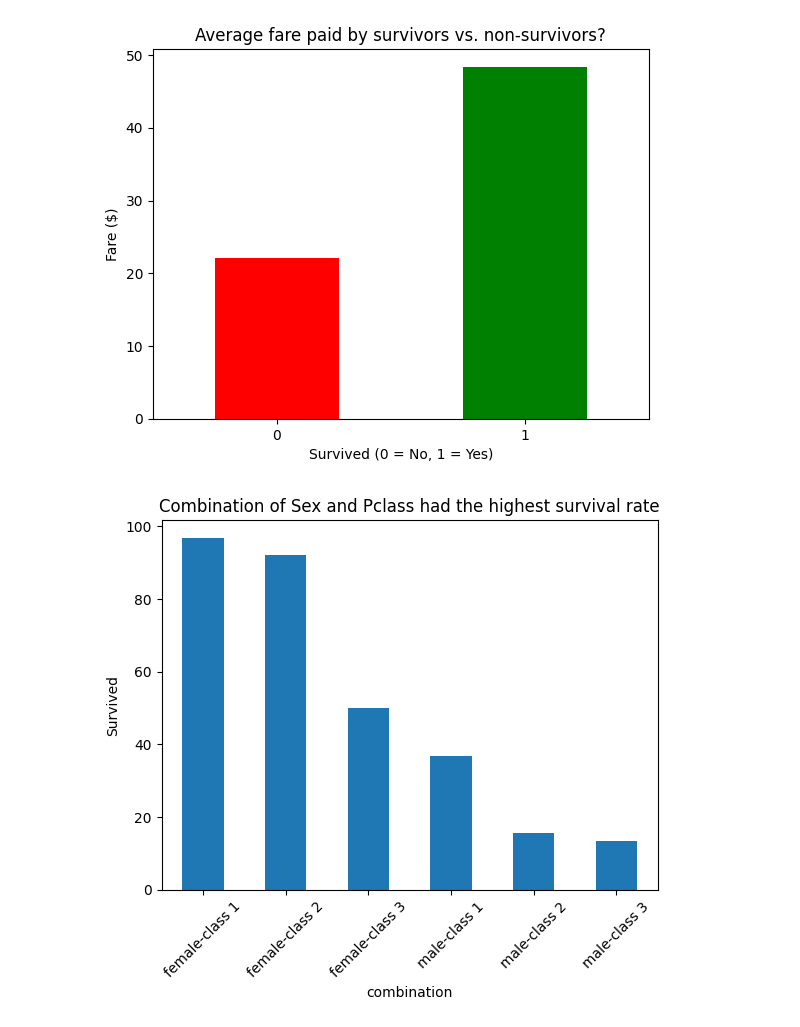
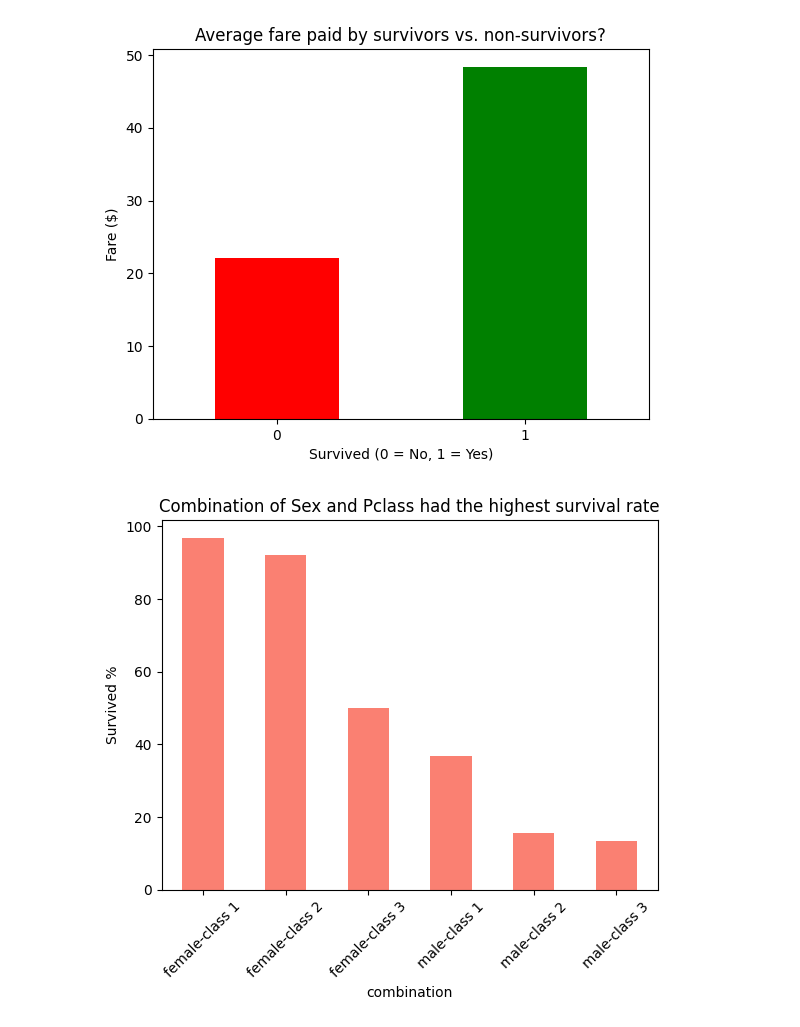
Before and after one commit to singhmegh/Practice, a Jupyter notebook: Day 5.ipynb, the cells around one changed output. Saved outputs shown, nothing was run; the diff lists cells and outputs as text; code cells hidden in the pictures.

```diff
--- a/Day 5.ipynb
+++ b/Day 5.ipynb
@@ -116,11 +116,11 @@ plt.show()
 # %%
 #Which combination of Sex and Pclass had the highest survival rate?
 data["combination"] = data["Sex"] +"-class " + data["Pclass"].astype(str)
 survival_rate = data.groupby("combination")["Survived"].mean().sort_values(ascending=False)*100
-survival_rate.plot(kind="bar",color = )
+survival_rate.plot(kind="bar",color = "salmon")
 plt.title("Combination of Sex and Pclass had the highest survival rate")
-plt.ylabel("Survived")
+plt.ylabel("Survived %")
 plt.xticks(rotation=45)
 plt.show()
 # %% [output]
-[figure, old version]
+[figure, new version]
```
Also changed, not shown: 1 other file.
